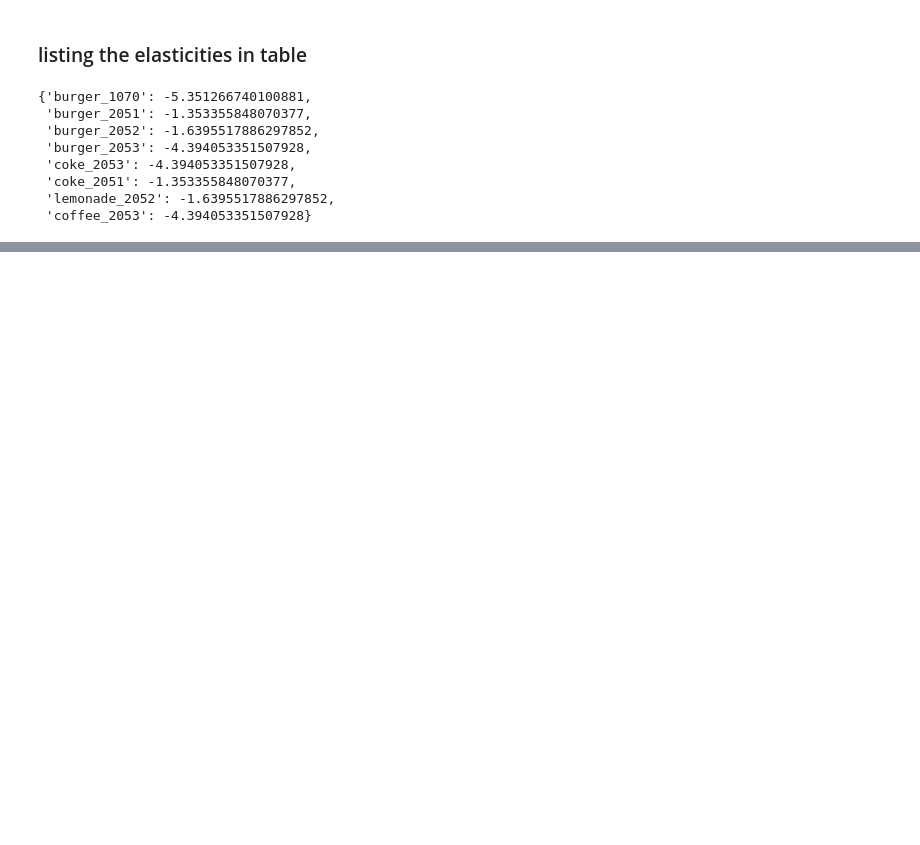
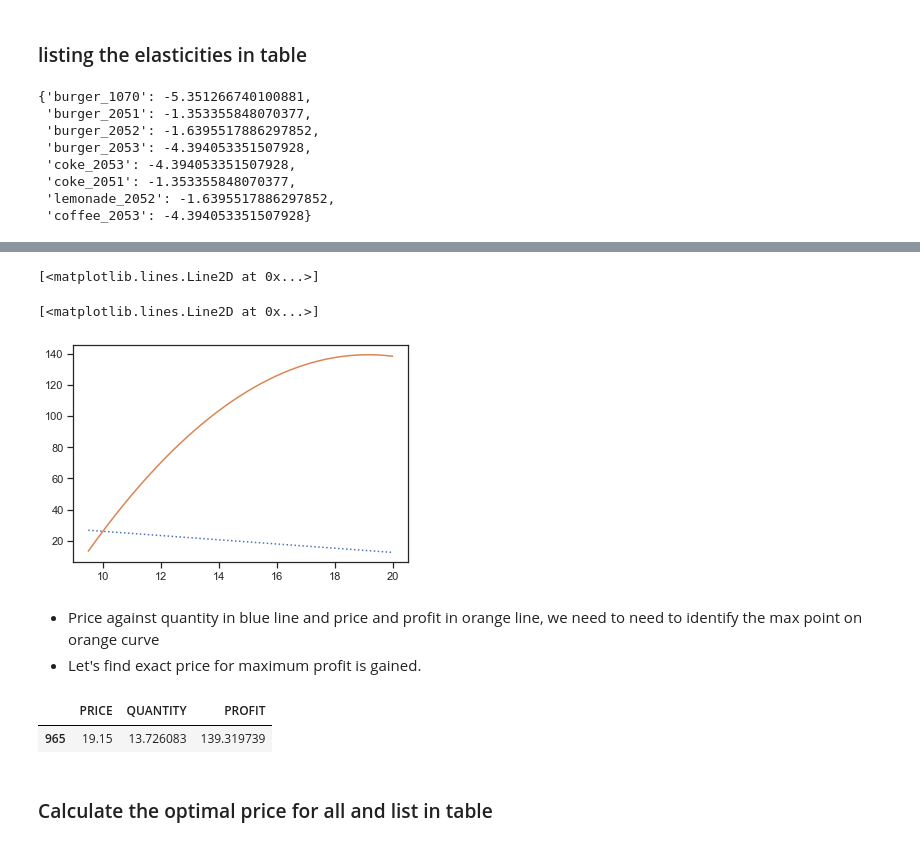
Before and after one commit to Keshtech2002/Retail_Price_Optimization_ML_Regression, a Jupyter notebook: Cafe_Price_Optimazation.ipynb, the cells around one changed output, grey strips where cells are left out. Cells and saved outputs as stored; diff of their text form; code cells hidden in the pictures; blank space fills up the shorter version.

Commit message:
optimal price and conclusion

```diff
--- a/Cafe_Price_Optimazation.ipynb
+++ b/Cafe_Price_Optimazation.ipynb
@@ -1232,0 +1259,4 @@ elasticities
+# %%
+# test dataset
+test = pd.DataFrame(columns= [ "PRICE", "QUANTITY"])
+test
@@ -1232,0 +1265,3 @@ elasticities
+# %%
+# price in step of 0.01 and denominations increase in that sense
+test["PRICE"] = np.arange(start_price, end_price, 0.01)
@@ -1232,0 +1288,7 @@ elasticities
+# %%
+# quantity for 2051
+test["QUANTITY"] = model_coke_2051.predict(test["PRICE"])
+# %%
+# Profit
+test['PROFIT'] = (test["PRICE"] - buying_price_coke) * test['QUANTITY']
+test
@@ -1232,0 +1313,19 @@ elasticities
+# %%
+# lest visualize the tabular form above
+plt.plot(test['PRICE'], test['QUANTITY'], linestyle = 'dotted')
+plt.plot(test['PRICE'], test['PROFIT'])
+plt.show()
+# %% [output]
+[<matplotlib.lines.Line2D at 0x...>]
+[<matplotlib.lines.Line2D at 0x...>]
+[figure, added]
+# %% [markdown]
+- Price against quantity in blue line and price and profit in orange line, we need to need to identify the max point on orange curve
+- Let's find exact price for maximum profit is gained.
+# %%
+test.loc[test['PROFIT'].idxmax()].to_frame().transpose()
+# %% [output]
+|  | PRICE | QUANTITY | PROFIT |
+| 965 | 19.15 | 13.726083 | 139.319739 |
+# %% [markdown]
+### Calculate the optimal price for all and list in table
```
Also changed, not shown: parts of 42 cells of this notebook, 1 other file.
